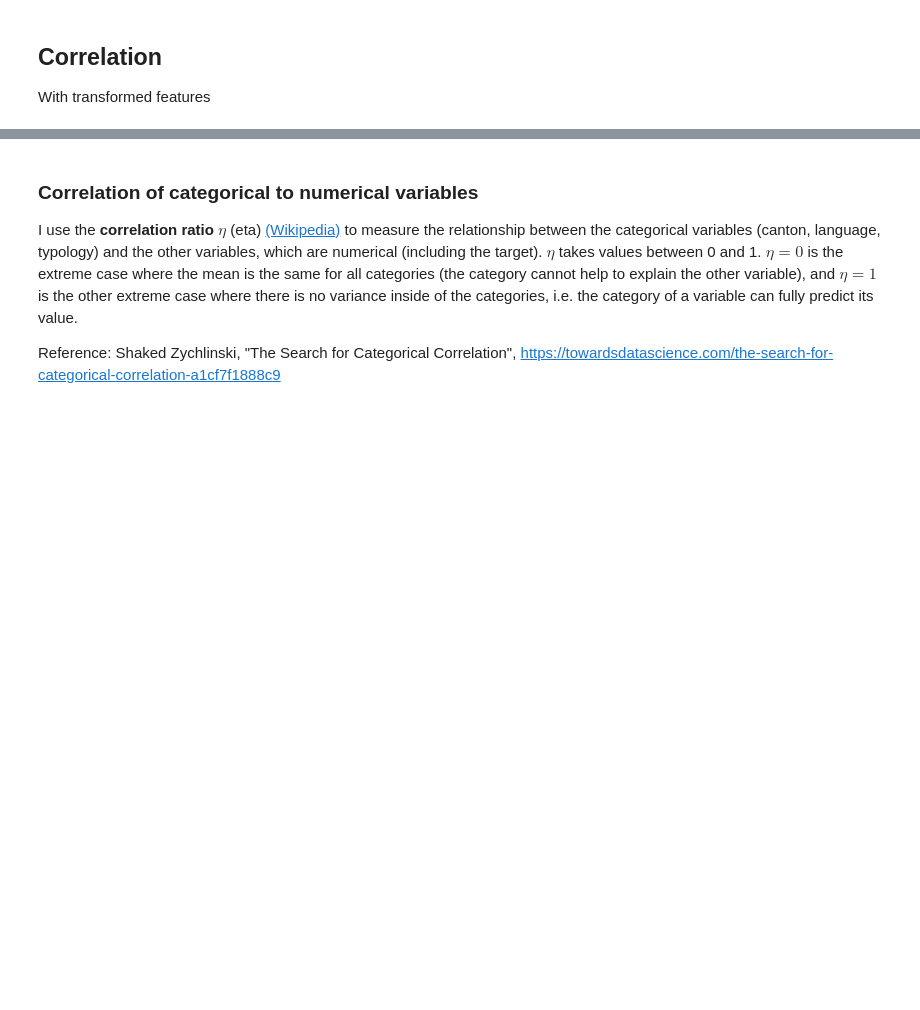
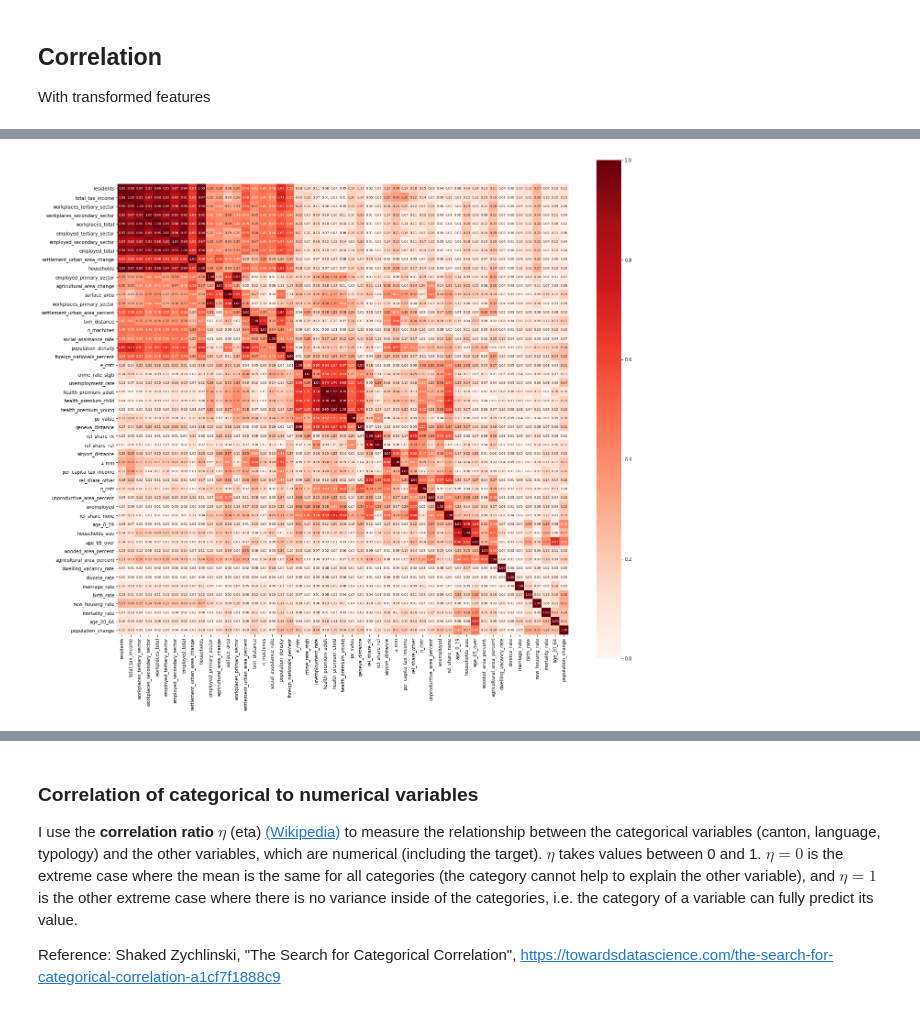
Before and after one commit to jschrein/epfl-exts-adsml-capstone-project, a Jupyter notebook: Exploratory Data Analysis.ipynb, the cells around one changed output, grey strips where cells are left out. Saved outputs shown, nothing was run; the diff lists cells and outputs as text; code cells hidden in the pictures; blank space fills up the shorter version.

Commit message:
Added clustering of correlation matrix and dendrogram to exploratory data analysis.

```diff
--- a/Exploratory Data Analysis.ipynb
+++ b/Exploratory Data Analysis.ipynb
@@ -81,0 +88,18 @@ sns.heatmap(corr, annot = True, fmt = '.2f',
+# %%
+# https://stackoverflow.com/questions/52787431/create-clusters-using-correlation-matrix-in-python
+# https://github.com/TheLoneNut/CorrelationMatrixClustering/blob/master/CorrelationMatrixClustering.ipynb
+
+from scipy.cluster import hierarchy
+from scipy.spatial import distance
+
+pdist = distance.pdist(df2.corr().abs().values) # pairwise distances, shape (1275,) (51*50/2)
+linkage = hierarchy.linkage(pdist, method="ward")
+cluster_idx = hierarchy.fcluster(linkage, 0.5 * pdist.max(), 'distance') # shape (51,)
+clustered_cols = df2.columns[np.argsort(cluster_idx)]
+clustered_corr = df2[clustered_cols].corr().abs()
+
+plt.figure(figsize = (22,20))
+sns.heatmap(clustered_corr, annot = True, fmt = '.2f',
+            square=True, vmin = 0, vmax = 1, cmap= 'Reds', annot_kws = {"fontsize":"x-small"}); # mask = np.triu(corr),
+# %% [output]
+[figure, added]
```
Also changed, not shown: parts of 4 cells of this notebook.
